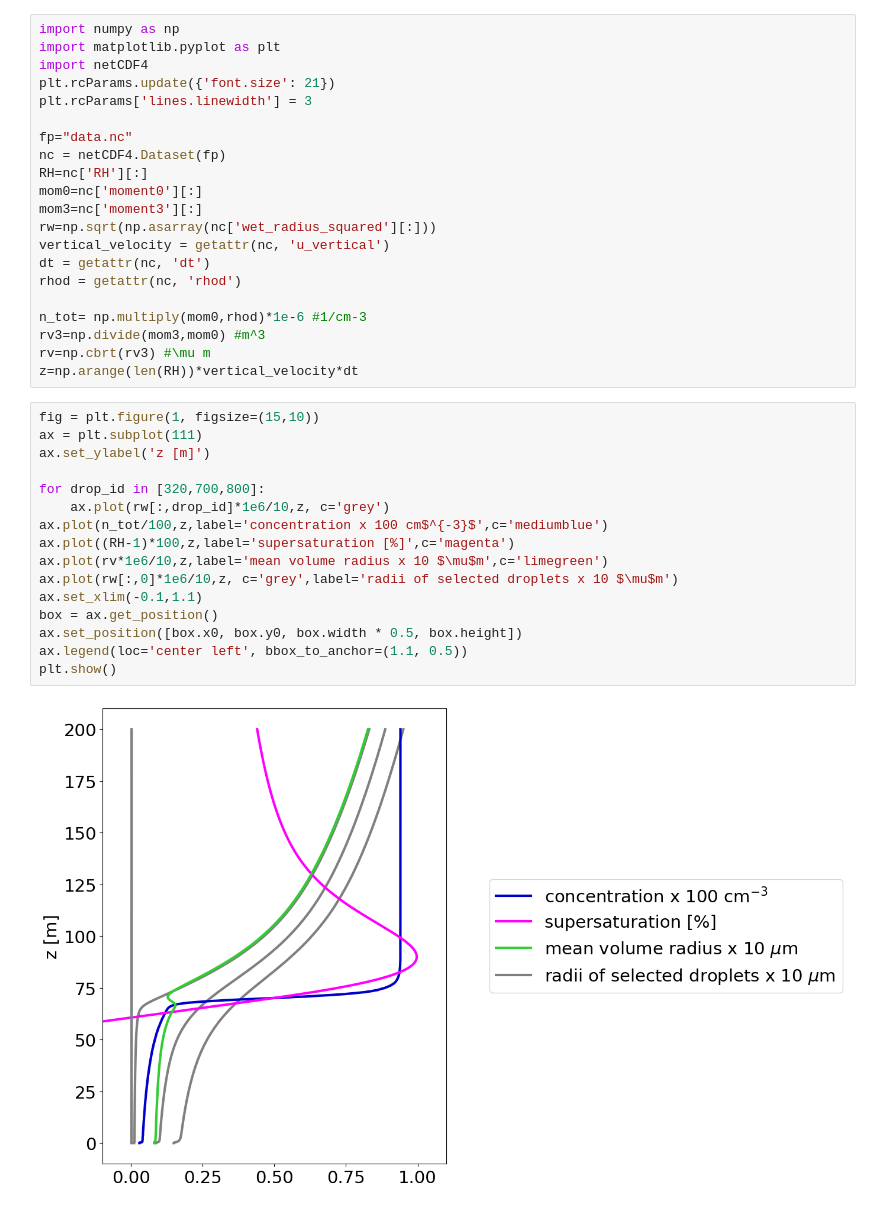
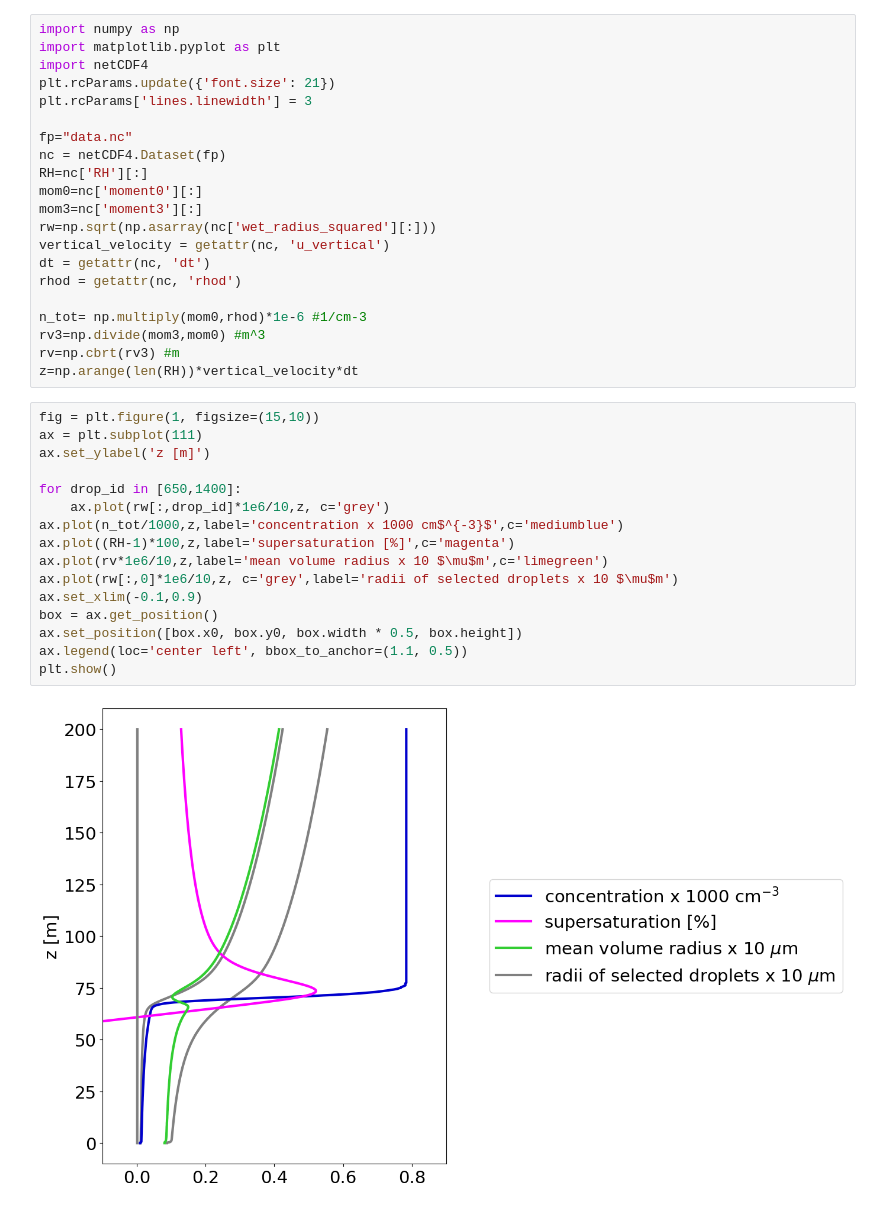
Before and after one commit to AgnieszkaMakulska/libcloudphxx, a Jupyter notebook: models/parcel_model/plot_output.ipynb, the cells around one changed output. Cells and saved outputs as stored; diff of their text form.

Commit message:
changing droplet concentration

```diff
--- a/models/parcel_model/plot_output.ipynb
+++ b/models/parcel_model/plot_output.ipynb
@@ -17,26 +17,26 @@ rhod = getattr(nc, 'rhod')
 
 n_tot= np.multiply(mom0,rhod)*1e-6 #1/cm-3
 rv3=np.divide(mom3,mom0) #m^3
-rv=np.cbrt(rv3) #\mu m
+rv=np.cbrt(rv3) #m
 z=np.arange(len(RH))*vertical_velocity*dt
 # %%
 fig = plt.figure(1, figsize=(15,10))
 ax = plt.subplot(111)
 ax.set_ylabel('z [m]')
 
-for drop_id in [320,700,800]:
+for drop_id in [650,1400]:
     ax.plot(rw[:,drop_id]*1e6/10,z, c='grey')
-ax.plot(n_tot/100,z,label='concentration x 100 cm$^{-3}$',c='mediumblue')
+ax.plot(n_tot/1000,z,label='concentration x 1000 cm$^{-3}$',c='mediumblue')
 ax.plot((RH-1)*100,z,label='supersaturation [%]',c='magenta')
 ax.plot(rv*1e6/10,z,label='mean volume radius x 10 $\mu$m',c='limegreen')
 ax.plot(rw[:,0]*1e6/10,z, c='grey',label='radii of selected droplets x 10 $\mu$m')
-ax.set_xlim(-0.1,1.1)
+ax.set_xlim(-0.1,0.9)
 box = ax.get_position()
 ax.set_position([box.x0, box.y0, box.width * 0.5, box.height])
 ax.legend(loc='center left', bbox_to_anchor=(1.1, 0.5))
 plt.show()
 # %% [output]
-[figure, old version]
+[figure, new version]
 # %%
 for iz in range(0,1000,50):
     fig = plt.figure(1, figsize=(15,10))
```
Also changed, not shown: parts of 1 cell of this notebook, 1 other file.
